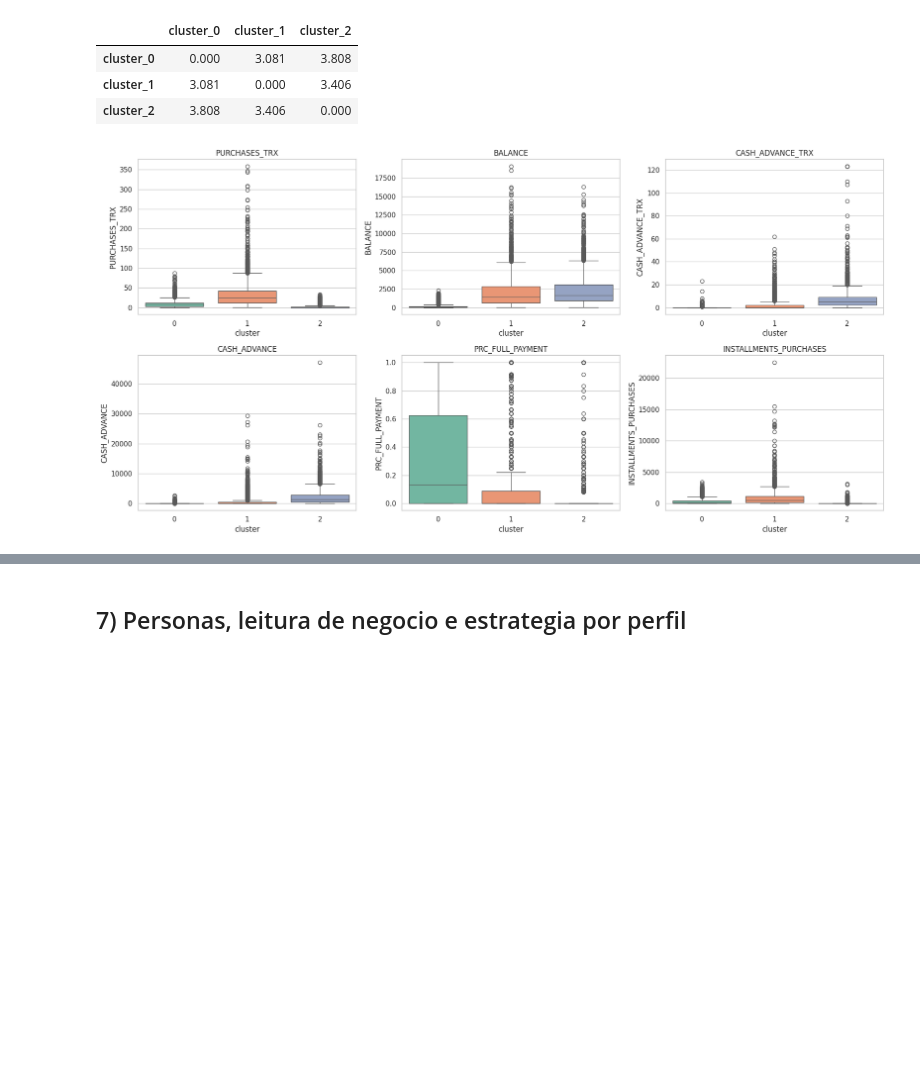
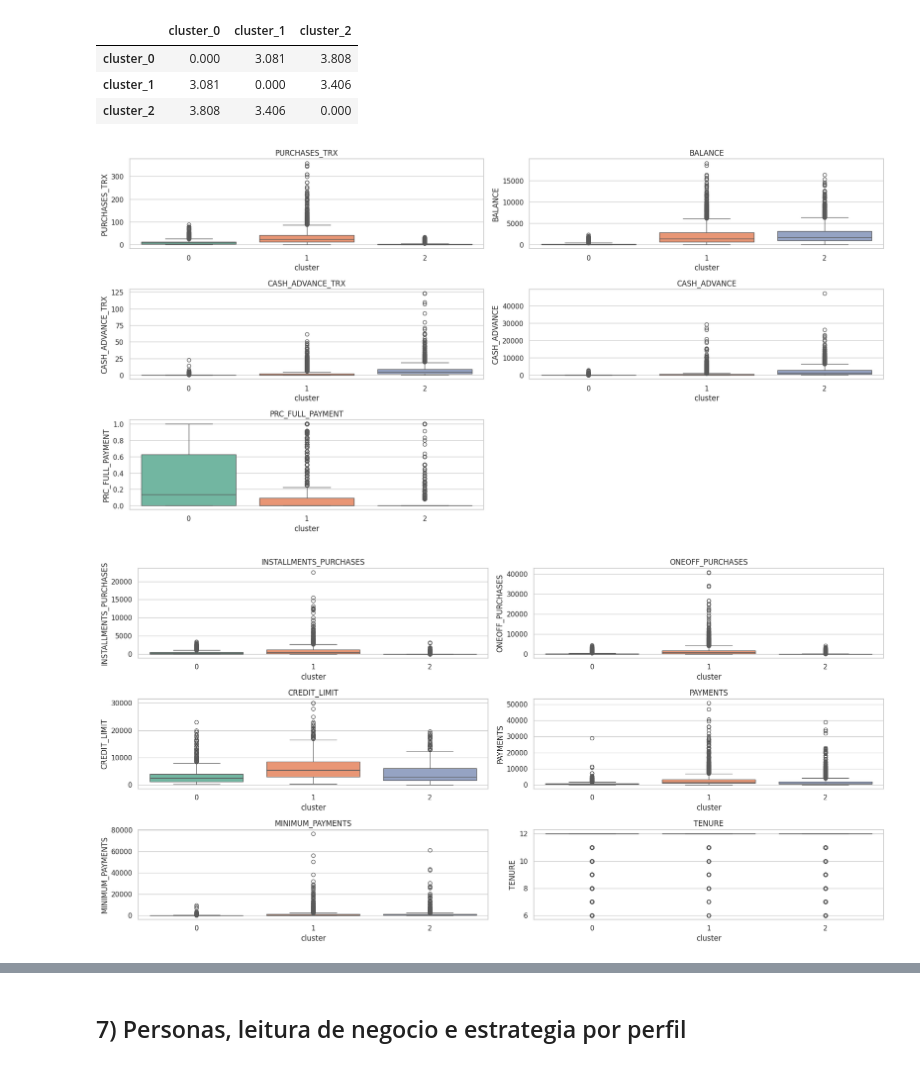
Before and after one commit to gligabo/PCD-1, a Jupyter notebook: src/Eixo-4/code.ipynb, the cells around one changed output, grey strips where cells are left out. Saved outputs shown, nothing was run; the diff lists cells and outputs as text; code cells hidden in the pictures; blank space fills up the shorter version.

```diff
--- a/src/Eixo-4/code.ipynb
+++ b/src/Eixo-4/code.ipynb
@@ -685,23 +661,34 @@ centroid_distance_df
 | cluster_1 | 3.081 | 0.000 | 3.406 |
 | cluster_2 | 3.808 | 3.406 | 0.000 |
 # %%
-# Boxplots das variaveis mais discriminantes
-top_features = eta_table.head(6)["feature"].tolist()
+import math
 
-fig, axes = plt.subplots(2, 3, figsize=(18, 9))
-axes = axes.ravel()
+top_features = eta_table["feature"].tolist()
+# Divide a lista ao meio
+mid = len(top_features) // 2
+feature_sets = [top_features[:mid], top_features[mid:]]
 
-for ax, f in zip(axes, top_features):
-    sns.boxplot(data=df, x="cluster", y=f, ax=ax, palette="Set2")
-    ax.set_title(f)
+for i, subset in enumerate(feature_sets):
+    # Calcula as linhas necessárias dinamicamente (3 colunas fixas)
+    n_cols = 2
+    n_rows = math.ceil(len(subset) / n_cols)
 
-for ax in axes[len(top_features):]:
-    ax.remove()CASH_ADVANCE
+    fig, axes = plt.subplots(n_rows, n_cols, figsize=(18, n_rows * 3))
+    axes = axes.ravel()
 
-plt.tight_layout()
-plt.show()
+    for ax, f in zip(axes, subset):
+        sns.boxplot(data=df, x="cluster", y=f, ax=ax, palette="Set2")
+        ax.set_title(f)
+
+    # Remove eixos vazios caso o número de features não preencha a grade
+    for ax in axes[len(subset):]:
+        ax.remove()
+
+    plt.tight_layout()
+    plt.show()
 # %% [output]
-[figure, old version]
+[figure, new version]
+[figure, added]
 # %%
 # Teste estatistico (Kruskal) nas variaveis mais discriminantes
 # Se scipy estiver disponivel, testamos diferenca de distribuicao entre os 3 clusters.
```
Also changed, not shown: parts of 3 cells of this notebook.
